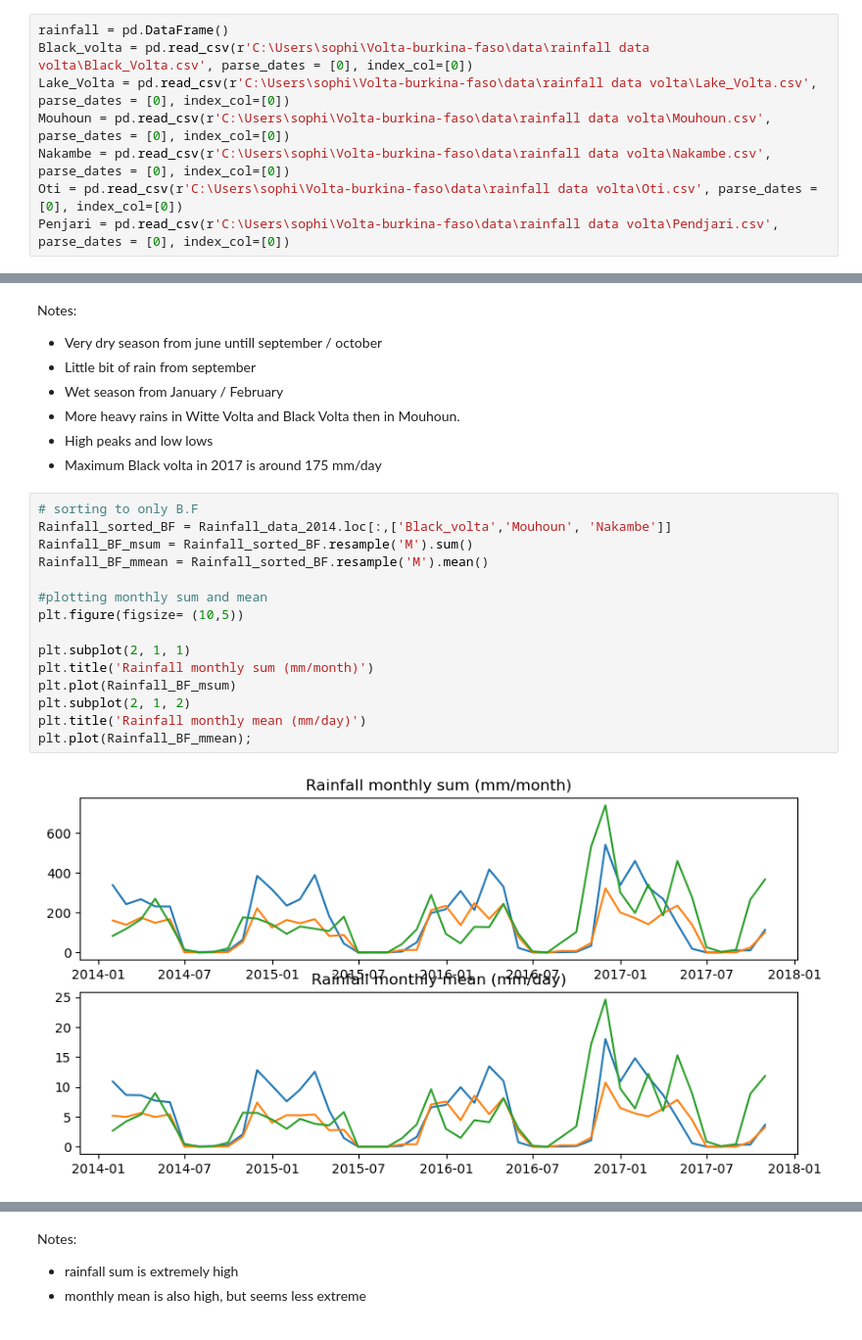
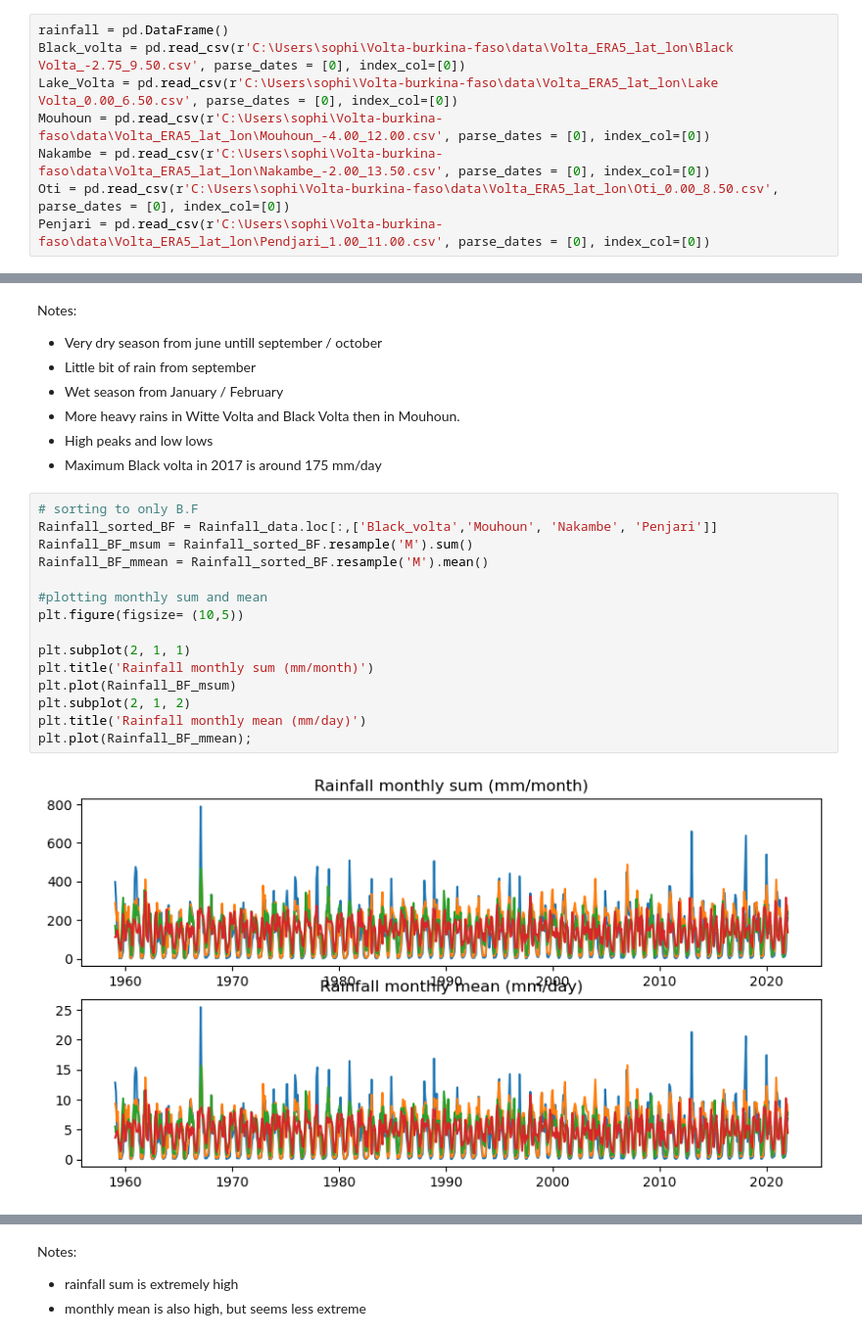
Before and after one commit to Daafip/Volta-burkina-faso, a Jupyter notebook: data/rainfall data volta/Data_hydrologu_BF.ipynb, the cells around one changed output, grey strips where cells are left out. Shown at 98% size. Saved outputs shown, nothing was run; the diff lists cells and outputs as text.

```diff
--- a/data/rainfall data volta/Data_hydrologu_BF.ipynb
+++ b/data/rainfall data volta/Data_hydrologu_BF.ipynb
@@ -10,11 +11,11 @@ from matplotlib.pyplot import figure
 # %%
 rainfall = pd.DataFrame()
-Black_volta = pd.read_csv(r'C:\Users\sophi\Volta-burkina-faso\data\rainfall data volta\Black_Volta.csv', parse_dates = [0], index_col=[0])
-Lake_Volta = pd.read_csv(r'C:\Users\sophi\Volta-burkina-faso\data\rainfall data volta\Lake_Volta.csv', parse_dates = [0], index_col=[0])
-Mouhoun = pd.read_csv(r'C:\Users\sophi\Volta-burkina-faso\data\rainfall data volta\Mouhoun.csv', parse_dates = [0], index_col=[0])
-Nakambe = pd.read_csv(r'C:\Users\sophi\Volta-burkina-faso\data\rainfall data volta\Nakambe.csv', parse_dates = [0], index_col=[0])
-Oti = pd.read_csv(r'C:\Users\sophi\Volta-burkina-faso\data\rainfall data volta\Oti.csv', parse_dates = [0], index_col=[0])
-Penjari = pd.read_csv(r'C:\Users\sophi\Volta-burkina-faso\data\rainfall data volta\Pendjari.csv', parse_dates = [0], index_col=[0])
+Black_volta = pd.read_csv(r'C:\Users\sophi\Volta-burkina-faso\data\Volta_ERA5_lat_lon\Black Volta_-2.75_9.50.csv', parse_dates = [0], index_col=[0])
+Lake_Volta = pd.read_csv(r'C:\Users\sophi\Volta-burkina-faso\data\Volta_ERA5_lat_lon\Lake Volta_0.00_6.50.csv', parse_dates = [0], index_col=[0])
+Mouhoun = pd.read_csv(r'C:\Users\sophi\Volta-burkina-faso\data\Volta_ERA5_lat_lon\Mouhoun_-4.00_12.00.csv', parse_dates = [0], index_col=[0])
+Nakambe = pd.read_csv(r'C:\Users\sophi\Volta-burkina-faso\data\Volta_ERA5_lat_lon\Nakambe_-2.00_13.50.csv', parse_dates = [0], index_col=[0])
+Oti = pd.read_csv(r'C:\Users\sophi\Volta-burkina-faso\data\Volta_ERA5_lat_lon\Oti_0.00_8.50.csv', parse_dates = [0], index_col=[0])
+Penjari = pd.read_csv(r'C:\Users\sophi\Volta-burkina-faso\data\Volta_ERA5_lat_lon\Pendjari_1.00_11.00.csv', parse_dates = [0], index_col=[0])
 # %%
 names_col = ['Black_volta', 'Lake_Volta', 'Mouhoun', 'Nakambe', 'Oti', 'Penjari']
 Rainfall_data = pd.concat([Black_volta, Lake_Volta, Mouhoun, Nakambe, Oti, Penjari], axis = 1, keys = names_col, ignore_index=False)
@@ -99,21 +83,21 @@ Notes:
 - Maximum Black volta in 2017 is around 175 mm/day
 # %%
 # sorting to only B.F
-Rainfall_sorted_BF = Rainfall_data_2014.loc[:,['Black_volta','Mouhoun', 'Nakambe']]
+Rainfall_sorted_BF = Rainfall_data.loc[:,['Black_volta','Mouhoun', 'Nakambe', 'Penjari']]
 Rainfall_BF_msum = Rainfall_sorted_BF.resample('M').sum()
 Rainfall_BF_mmean = Rainfall_sorted_BF.resample('M').mean()
 
 #plotting monthly sum and mean
 plt.figure(figsize= (10,5))
 
 plt.subplot(2, 1, 1)
 plt.title('Rainfall monthly sum (mm/month)')
 plt.plot(Rainfall_BF_msum)
 plt.subplot(2, 1, 2)
 plt.title('Rainfall monthly mean (mm/day)')
 plt.plot(Rainfall_BF_mmean);
 # %% [output]
-[figure, old version]
+[figure, new version]
 # %%
 # resample yearly
 Rainfall_BF_ysum = Rainfall_sorted_BF.resample('Y').sum()
```
Also changed, not shown: parts of 15 cells of this notebook.
